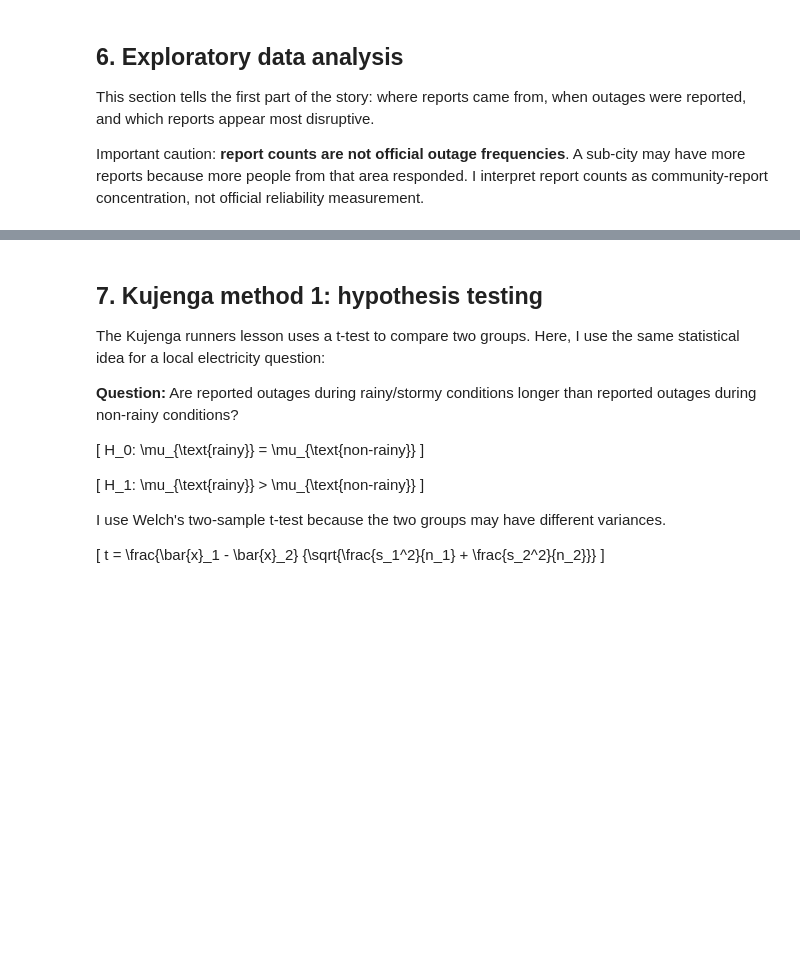
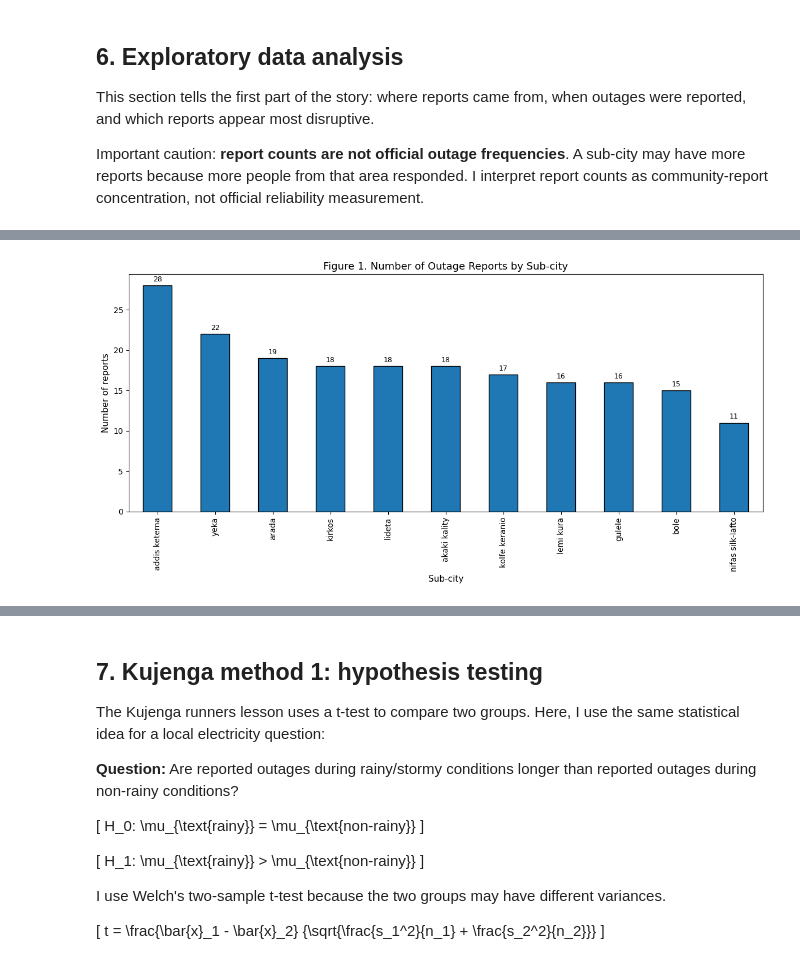
Before and after one commit to lisan-5/GridSense, a Jupyter notebook: notebooks/lisanegebriel_ethiopia_final_project.ipynb, the cells around one changed output, grey strips where cells are left out. Saved outputs shown, nothing was run; the diff lists cells and outputs as text; code cells hidden in the pictures; blank space fills up the shorter version.

```diff
--- a/notebooks/lisanegebriel_ethiopia_final_project.ipynb
+++ b/notebooks/lisanegebriel_ethiopia_final_project.ipynb
@@ -596,0 +532,13 @@ These findings are early signals from a community sample. They are not official
+# %%
+# 1) Report counts by sub-city (sorted)
+subcity_counts = df['sub_city'].value_counts().sort_values(ascending=False)
+ax = subcity_counts.plot(kind='bar', color='#1f77b4', edgecolor='black')
+ax.set_title('Figure 1. Number of Outage Reports by Sub-city')
+ax.set_xlabel('Sub-city')
+ax.set_ylabel('Number of reports')
+for i, v in enumerate(subcity_counts.values):
+    ax.text(i, v + 0.5, str(v), ha='center', fontsize=9)
+plt.tight_layout()
+plt.show()
+# %% [output]
+[figure, added]
```
Also changed, not shown: parts of 45 cells of this notebook, 7 other files.
